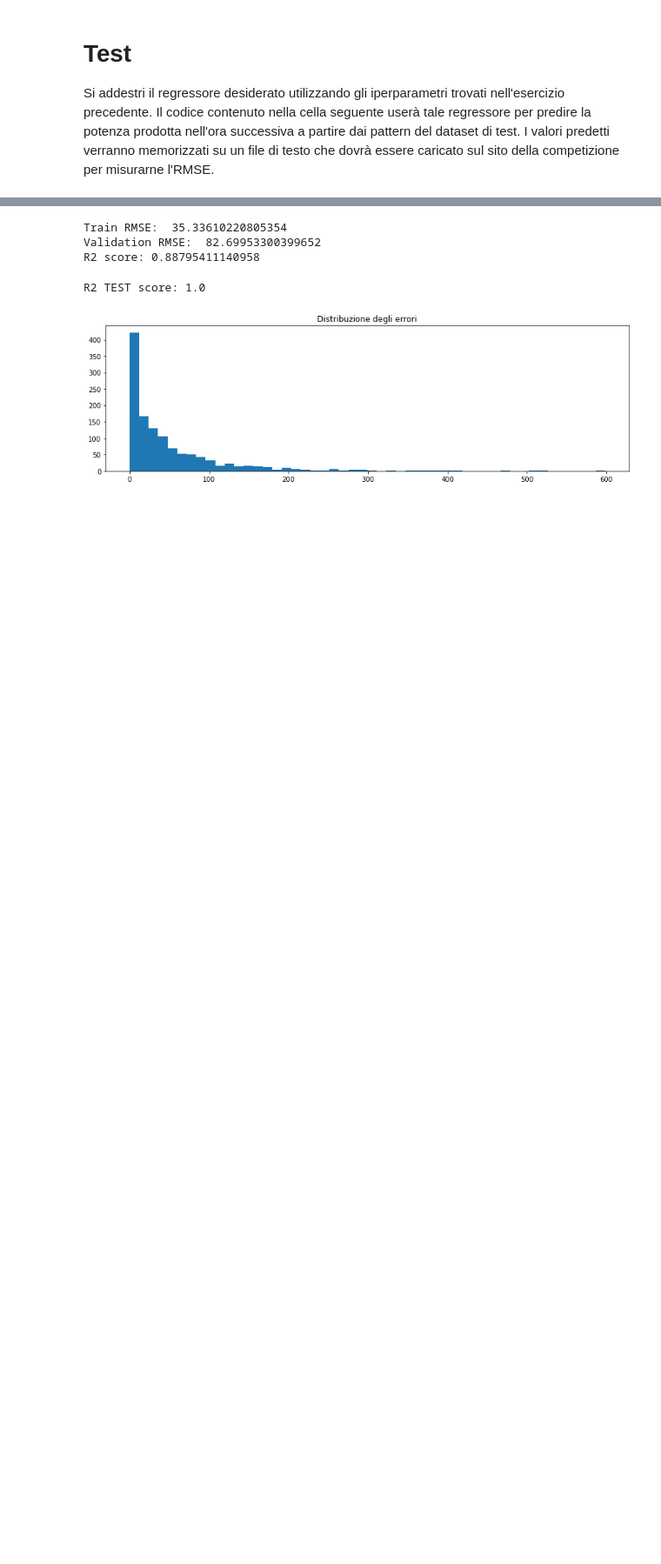
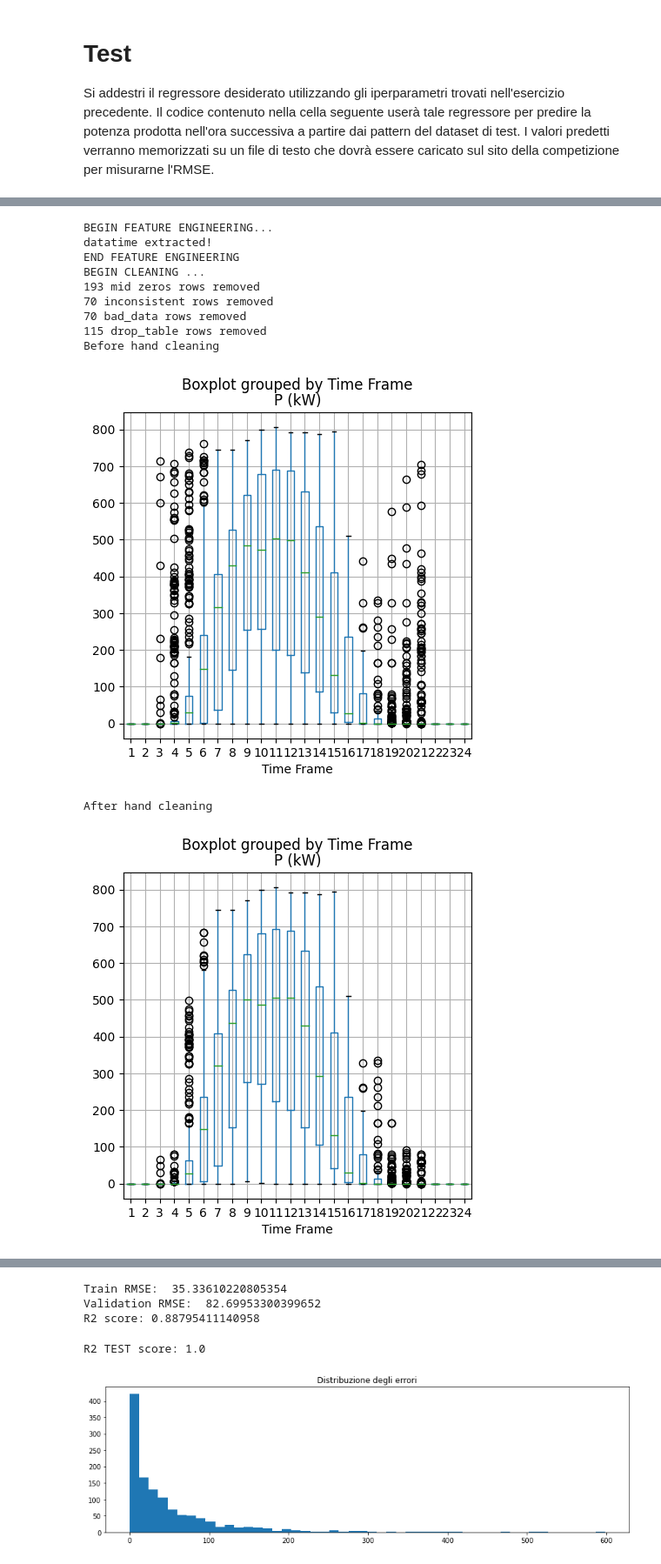
Before and after one commit to davidcohenDC/machine-learning-labs, a Jupyter notebook: 03-solar-regression/final-model.ipynb, the cells around one changed output, grey strips where cells are left out. Shown at 87% size. Saved outputs shown, nothing was run; the diff lists cells and outputs as text; code cells hidden in the pictures; blank space fills up the shorter version.

```diff
--- a/03-solar-regression/final-model.ipynb
+++ b/03-solar-regression/final-model.ipynb
@@ -54,0 +14,31 @@ END NORMALIZATION ...
+# %%
+train_path = './DBs/SolarPark/train.txt'
+test_path = './DBs/SolarPark/test.txt'
+result_path = 'Es5Predictions.txt'
+
+train_dataframe,train_pure_dataframe = pre_process(train_path,d=True,extension=True)
+feature_x, feature_y = get_dataset_features(train_dataframe, "P (kW)", useless_column=["Date","year","month","day","hour","minute","day_of_week","day_of_year","day_part","is_year_start","is_month_start","is_quarter_start","is_month_end","is_weekend"])
+feature_pure_x, feature_pure_y = get_dataset_features(train_pure_dataframe, "P (kW)", useless_column=["Date","year","month","day","hour","minute","day_of_week","day_of_year","day_part","is_year_start","is_month_start","is_quarter_start","is_month_end","is_weekend"])
+
+test_dataframe = pd.read_csv(test_path)
+test_dataframe = extract_datetime_feature(df=test_dataframe, date_column='Date', remove=False, is_timestamp=True)
+test_dataframe = augment_celsius(df=test_dataframe, replace=False, columns=["Ta (C)", "Tm (C)"])
+test_dataframe = augment_cycle_variable(df=test_dataframe, replace=False, columns=["Time Frame", "month", "day",
+                                                                         "hour", "minute", "day_of_year",
+                                                                         "day_of_week"])
+test_dataframe = augment_cycle_variable(df=test_dataframe, replace=False, columns=["hour"])
+test_x, _ = get_dataset_features(test_dataframe, "P (kW)", useless_column=["Date","year","month","day","hour","minute","day_of_week","day_of_year","day_part","is_year_start","is_month_start","is_quarter_start","is_month_end","is_weekend"])
+test_x = test_x.astype(np.float32)
+# %% [output]
+BEGIN FEATURE ENGINEERING...
+datatime extracted!
+END FEATURE ENGINEERING
+BEGIN CLEANING ...
+193 mid zeros rows removed
+70 inconsistent rows removed
+70 bad_data rows removed
+115 drop_table rows removed
+Before hand cleaning
+[figure, added]
+After hand cleaning
+[figure, added]
```
Also changed, not shown: parts of 5 cells of this notebook.
